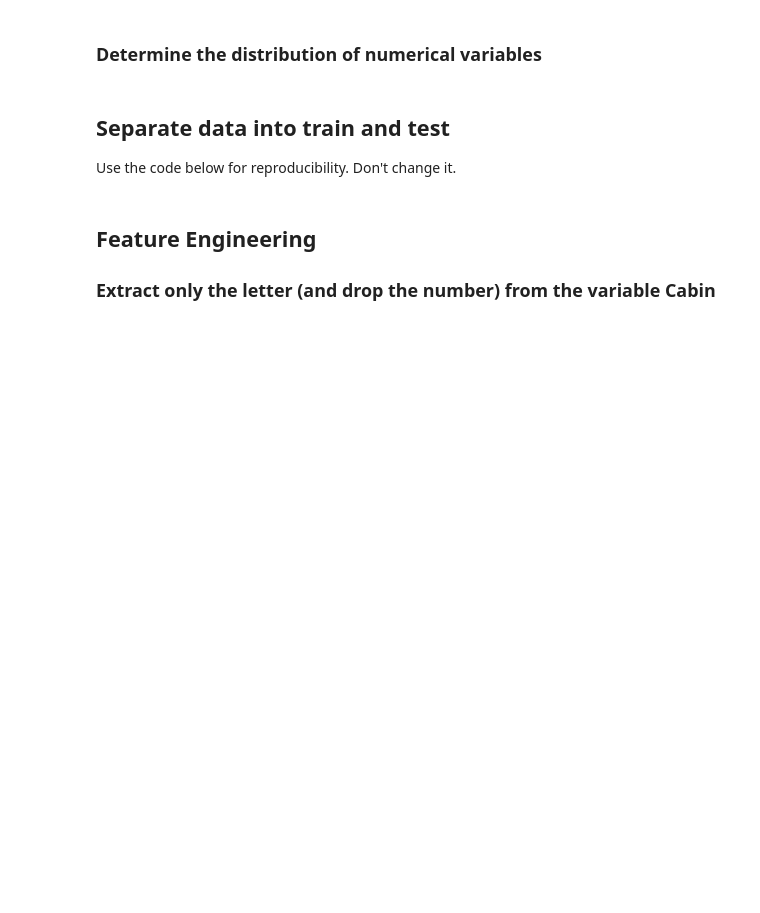
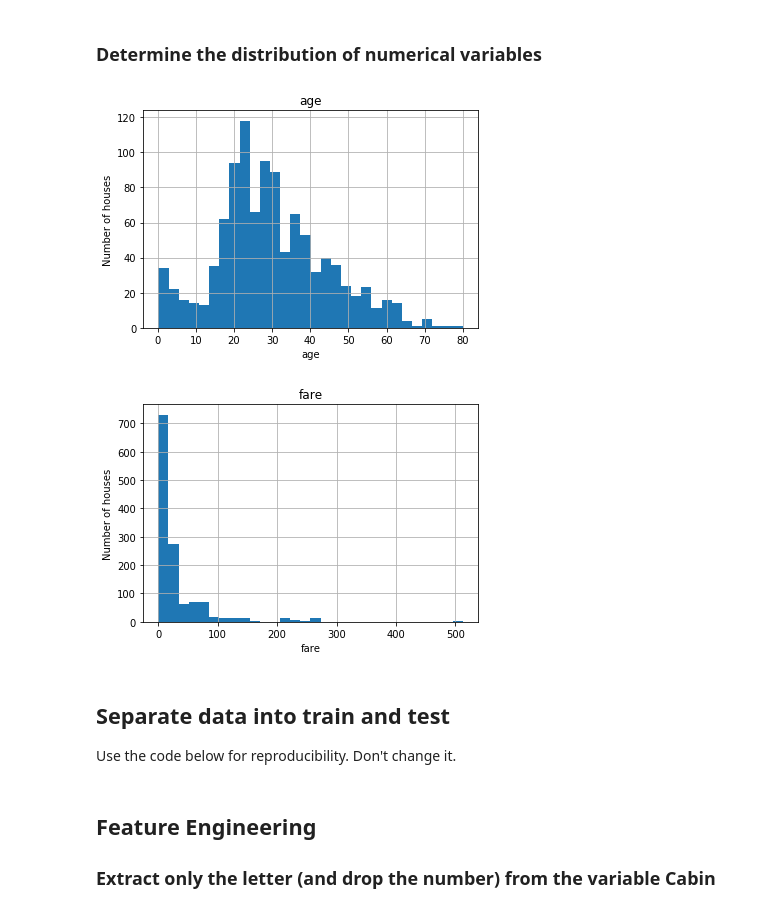
Before and after one commit to lohiermichael/deployment-of-machine-learning-models, a Jupyter notebook: section_2:machine_learning_pipeline-research/assignment/Predicting-Survival-Titanic-Assignement.ipynb, the cells around one changed output. Cells and saved outputs as stored; diff of their text form; code cells hidden in the pictures; blank space fills up the shorter version.

```diff
--- a/section_2:machine_learning_pipeline-research/assignment/Predicting-Survival-Titanic-Assignement.ipynb
+++ b/section_2:machine_learning_pipeline-research/assignment/Predicting-Survival-Titanic-Assignement.ipynb
@@ -114,9 +134,9 @@ data.to_csv('titanic.csv', index=False)
 # %%
 target = 'survived'
 # %%
-vars_num = [var for var in data.columns if data[var].dtypes != 'O']
+vars_num = [var for var in data.columns if data[var].dtypes == 'float64']
 
-vars_cat = [var for var in data.columns if data[var].dtypes == 'O']
+vars_cat = [var for var in data.columns if data[var].dtypes != 'float64']
 print(vars_num)
 print('Number of numerical variables: {}'.format(len(vars_num)))
 print(vars_cat)
@@ -155,5 +187,20 @@ dtype: float64
 # %% [markdown]
 ### Determine the distribution of numerical variables
+# %%
+def analyse_continuous(df, var):
+    df = df.copy()
+    df[var].hist(bins=30)
+    plt.ylabel('Number of houses')
+    plt.xlabel(var)
+    plt.title(var)
+    plt.show()
+
+
+for var in vars_num:
+    analyse_continuous(data, var)
+# %% [output]
+[figure, added]
+[figure, added]
 # %% [markdown]
 ## Separate data into train and test
 
```
Also changed, not shown: parts of 3 cells of this notebook.
